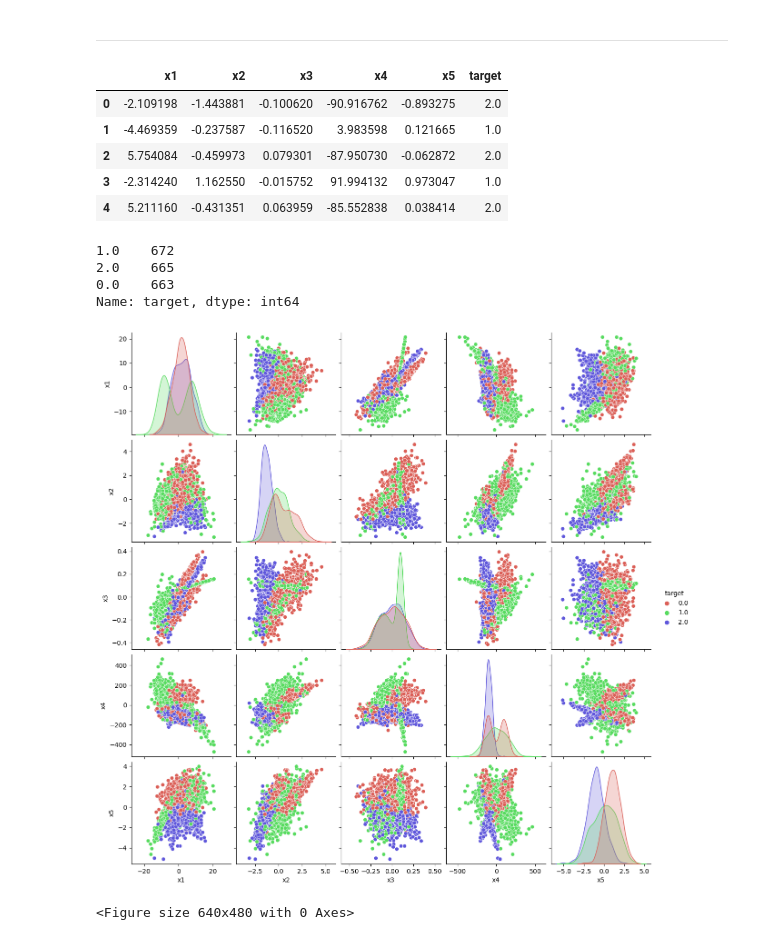
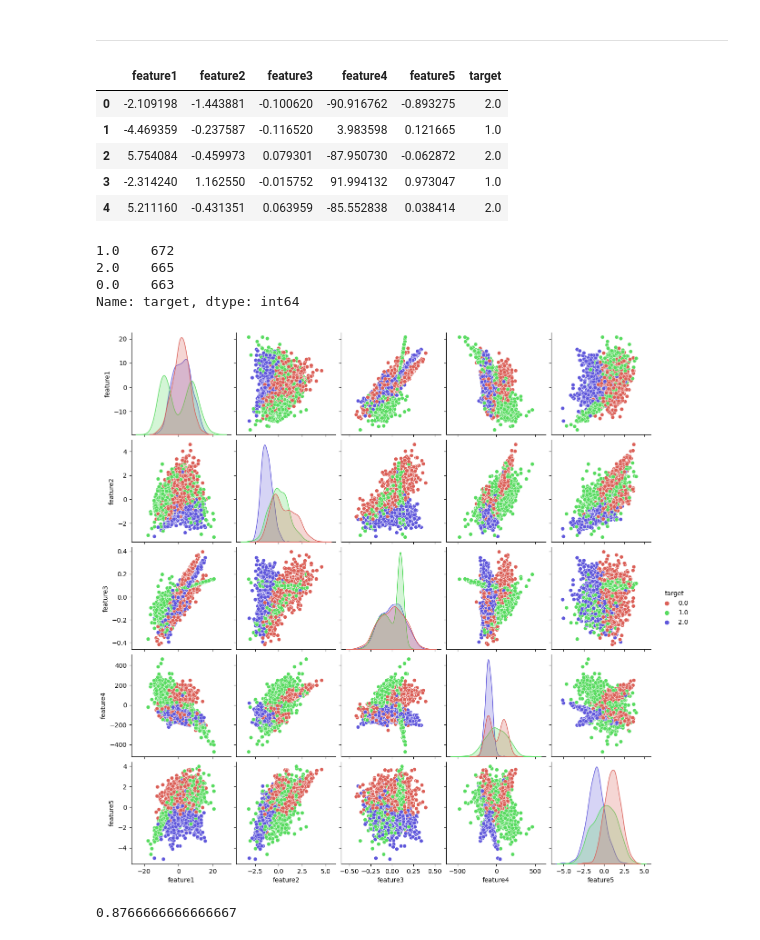
Before and after one commit to lukegge/MachineLearningCourse, a Jupyter notebook: assignment_1.ipynb, the cells around one changed output. Drawn from its saved outputs; the diff is of its cells as text; code cells hidden in the pictures.

Commit message:
plot

```diff
--- a/assignment_1.ipynb
+++ b/assignment_1.ipynb
@@ -62,13 +62,13 @@ import pandas as pd
 -----
 # %%
 # turn numpy arrays into pandas dataframes
-df = pd.DataFrame(x, columns=["x1", "x2", "x3", "x4", "x5"])
+df = pd.DataFrame(x, columns=["feature1", "feature2", "feature3", "feature4", "feature5"])
 df["target"] = y
 
 # show first 5 rows of data
 df.head()
 # %% [output]
-|  | x1 | x2 | x3 | x4 | x5 | target |
+|  | feature1 | feature2 | feature3 | feature4 | feature5 | target |
 | 0 | -2.109198 | -1.443881 | -0.100620 | -90.916762 | -0.893275 | 2.0 |
 | 1 | -4.469359 | -0.237587 | -0.116520 | 3.983598 | 0.121665 | 1.0 |
 | 2 | 5.754084 | -0.459973 | 0.079301 | -87.950730 | -0.062872 | 2.0 |
@@ -87,5 +87,4 @@ Name: target, dtype: int64
 plt.show(sns.pairplot(df, hue='target', palette=color_palette("hls", 3)))
 plt.clf()
 # %% [output]
-[figure, old version]
+[figure, new version]
-<Figure size 640x480 with 0 Axes>
@@ -91,0 +110,23 @@ plt.clf()
+# %%
+# define k (select random k for now)
+k = 10
+
+# import KNN classifier
+from sklearn.neighbors import KNeighborsClassifier
+
+# define KNN classifier
+knn = KNeighborsClassifier(n_neighbors=k)
+
+# fit the model
+knn.fit(x_train, y_train)
+
+# import accuracy score
+from sklearn.metrics import accuracy_score
+
+# predict the labels of the validation set
+y_pred = knn.predict(x_val)
+
+# compute the accuracy score
+accuracy_score(y_val, y_pred)
+# %% [output]
+0.8766666666666667
```
Also changed, not shown: parts of 4 cells of this notebook.
